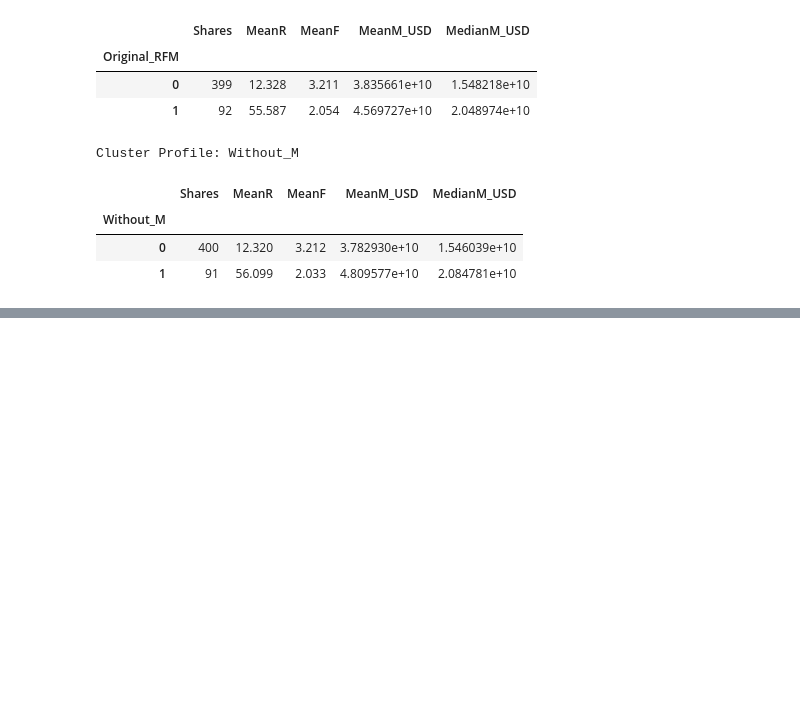
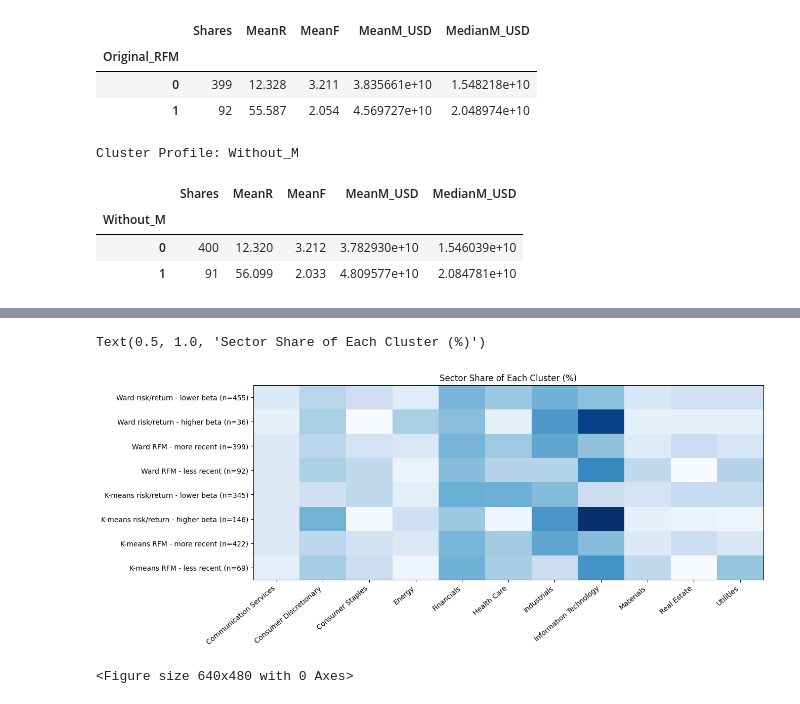
Before and after one commit to samodamarasinghe/CRM_CW1, a Jupyter notebook: CRM_CW1_FINAL.ipynb, the cells around one changed output, grey strips where cells are left out. Saved outputs shown, nothing was run; the diff lists cells and outputs as text; code cells hidden in the pictures; blank space fills up the shorter version.

```diff
--- a/CRM_CW1_FINAL.ipynb
+++ b/CRM_CW1_FINAL.ipynb
@@ -310,0 +298,13 @@ Failed/missing tickers: 5
+# %%
+# Combine and save raw daily stock returns and download log from memory
+if 'raw_daily' not in globals():
+    raw_daily = pd.concat(batches, ignore_index=True) if batches else pd.DataFrame()
+    raw_daily.to_parquet(raw_path, index=False)
+
+if 'download_log' not in globals():
+    download_log = pd.DataFrame(failures) if failures else pd.DataFrame(columns=['Ticker', 'BatchNumber', 'Reason'])
+    download_log.to_csv(log_path, index=False)
+
+print('Rows:', len(raw_daily), '| tickers with any records:', raw_daily.Ticker.nunique())
+print('Failed/missing tickers:', download_log.Ticker.nunique())
+display(download_log.head())
@@ -1564,0 +1714,61 @@ Cluster Profile: Without_M
+# %%
+# Create the sector percentage heatmap
+fig, ax = plt.subplots(
+    figsize=(13, max(5, len(sector_percent) * 0.6))
+)
+
+image = ax.imshow(
+    sector_percent.to_numpy(),
+    cmap='Blues',
+    vmin=0,
+    aspect='auto'
+)
+
+ax.set_xticks(range(len(sector_percent.columns)))
+ax.set_xticklabels(
+    sector_percent.columns,
+    rotation=40,
+    ha='right'
+)
+
+ax.set_yticks(range(len(sector_percent)))
+ax.set_yticklabels([
+    row_label(model, cluster)
+    for model, cluster in sector_percent.index
+])
+
+ax.set_title('Sector Share of Each Cluster (%)')
+# %% [output]
+Text(0.5, 1.0, 'Sector Share of Each Cluster (%)')
+[figure, added]
+# %%
+# Display sector percentages inside heatmap cells
+max_value = sector_percent.to_numpy().max()
+
+for row, values in enumerate(sector_percent.to_numpy()):
+    for col, value in enumerate(values):
+        ax.text(
+            col, row, f'{value:.0f}',
+            ha='center',
+            va='center',
+            fontsize=9,
+            color='white' if value > max_value * 0.6
+            else '#132f46'
+        )
+
+fig.colorbar(
+    image,
+    ax=ax,
+    label='Shares in sector (%)',
+    shrink=0.8
+)
+
+plt.tight_layout()
+fig.savefig(
+    OUTPUT / 'cluster_sectors.png',
+    dpi=150,
+    bbox_inches='tight'
+)
+plt.show()
+# %% [output]
+<Figure size 640x480 with 0 Axes>
```
Also changed, not shown: parts of 16 cells of this notebook.
